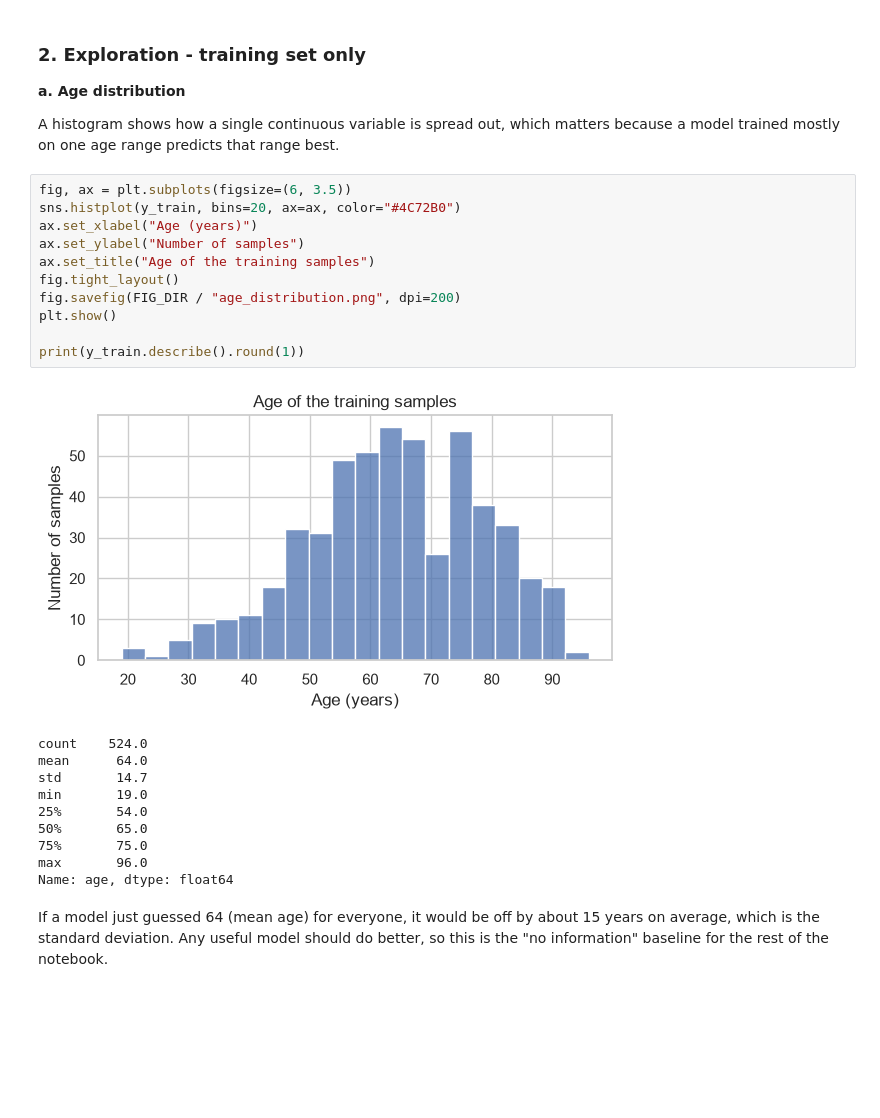
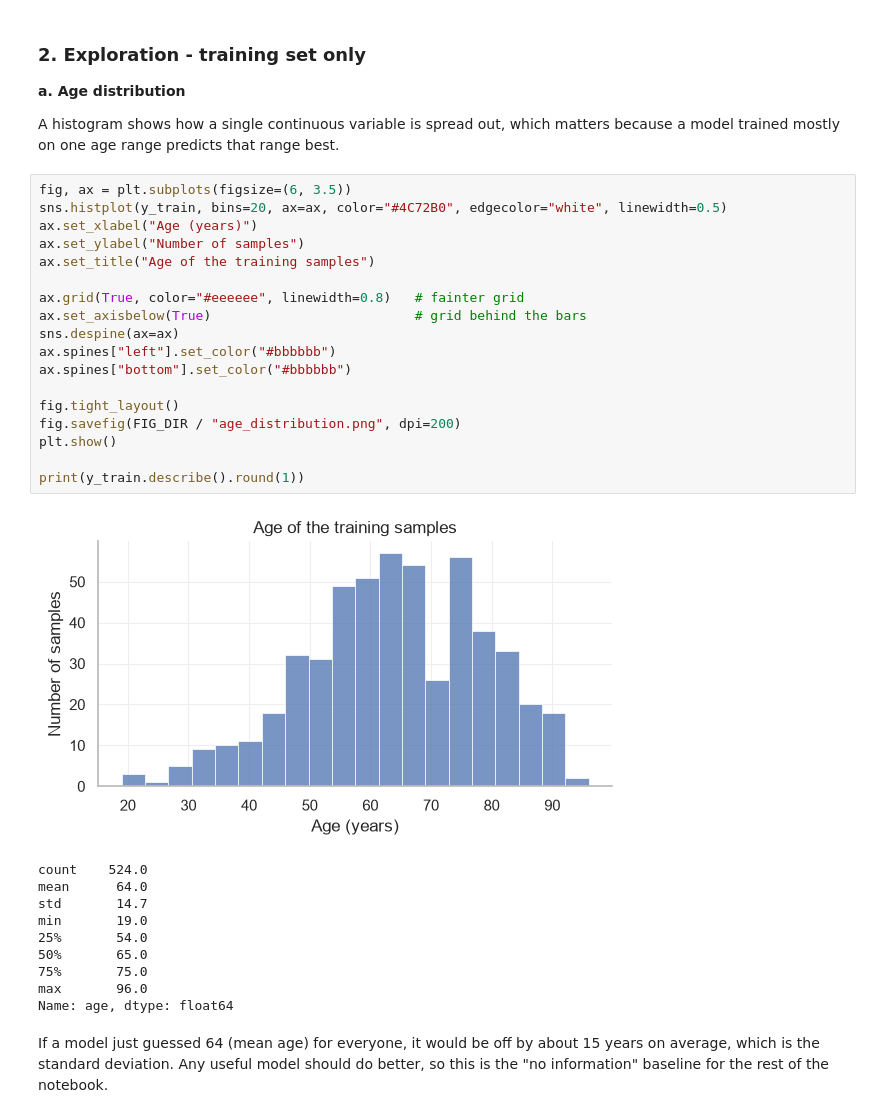
Before and after one commit to ekazasi/methylation-age-prediction, a Jupyter notebook: age_prediction_methylation_final.ipynb, the cells around one changed output. Saved outputs shown, nothing was run; the diff lists cells and outputs as text; blank space fills up the shorter version.

```diff
--- a/age_prediction_methylation_final.ipynb
+++ b/age_prediction_methylation_final.ipynb
@@ -268,17 +268,24 @@ features per training sample: 38
 A histogram shows how a single continuous variable is spread out, which matters because a model trained mostly on one age range predicts that range best.
 # %%
 fig, ax = plt.subplots(figsize=(6, 3.5))
-sns.histplot(y_train, bins=20, ax=ax, color="#4C72B0")
+sns.histplot(y_train, bins=20, ax=ax, color="#4C72B0", edgecolor="white", linewidth=0.5)
 ax.set_xlabel("Age (years)")
 ax.set_ylabel("Number of samples")
 ax.set_title("Age of the training samples")
+
+ax.grid(True, color="#eeeeee", linewidth=0.8)   # fainter grid
+ax.set_axisbelow(True)                          # grid behind the bars
+sns.despine(ax=ax)
+ax.spines["left"].set_color("#bbbbbb")
+ax.spines["bottom"].set_color("#bbbbbb")
+
 fig.tight_layout()
 fig.savefig(FIG_DIR / "age_distribution.png", dpi=200)
 plt.show()
 
 print(y_train.describe().round(1))
 # %% [output]
-[figure, old version]
+[figure, new version]
 count    524.0
 mean      64.0
 std       14.7
```
Also changed, not shown: parts of 9 cells of this notebook.
